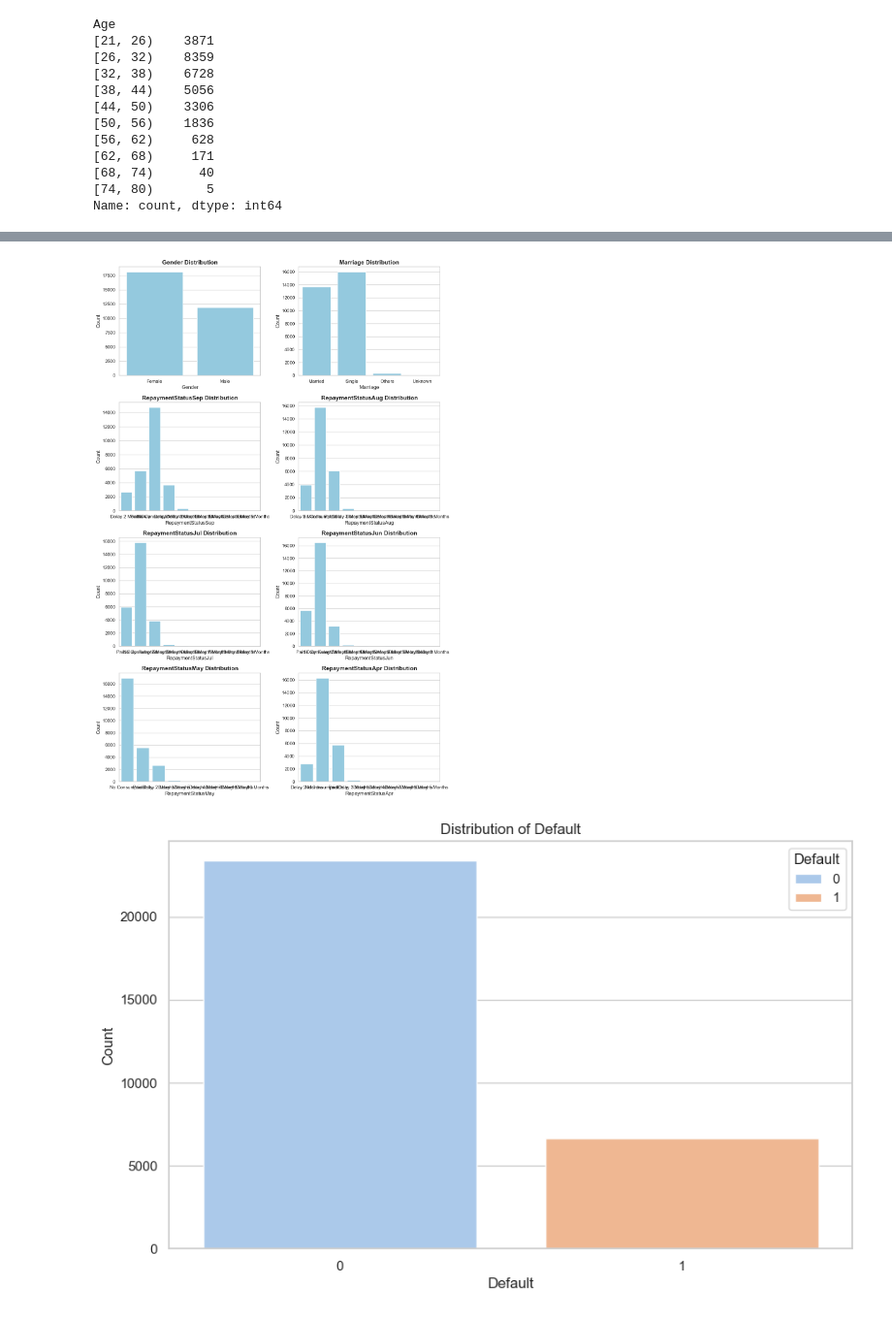
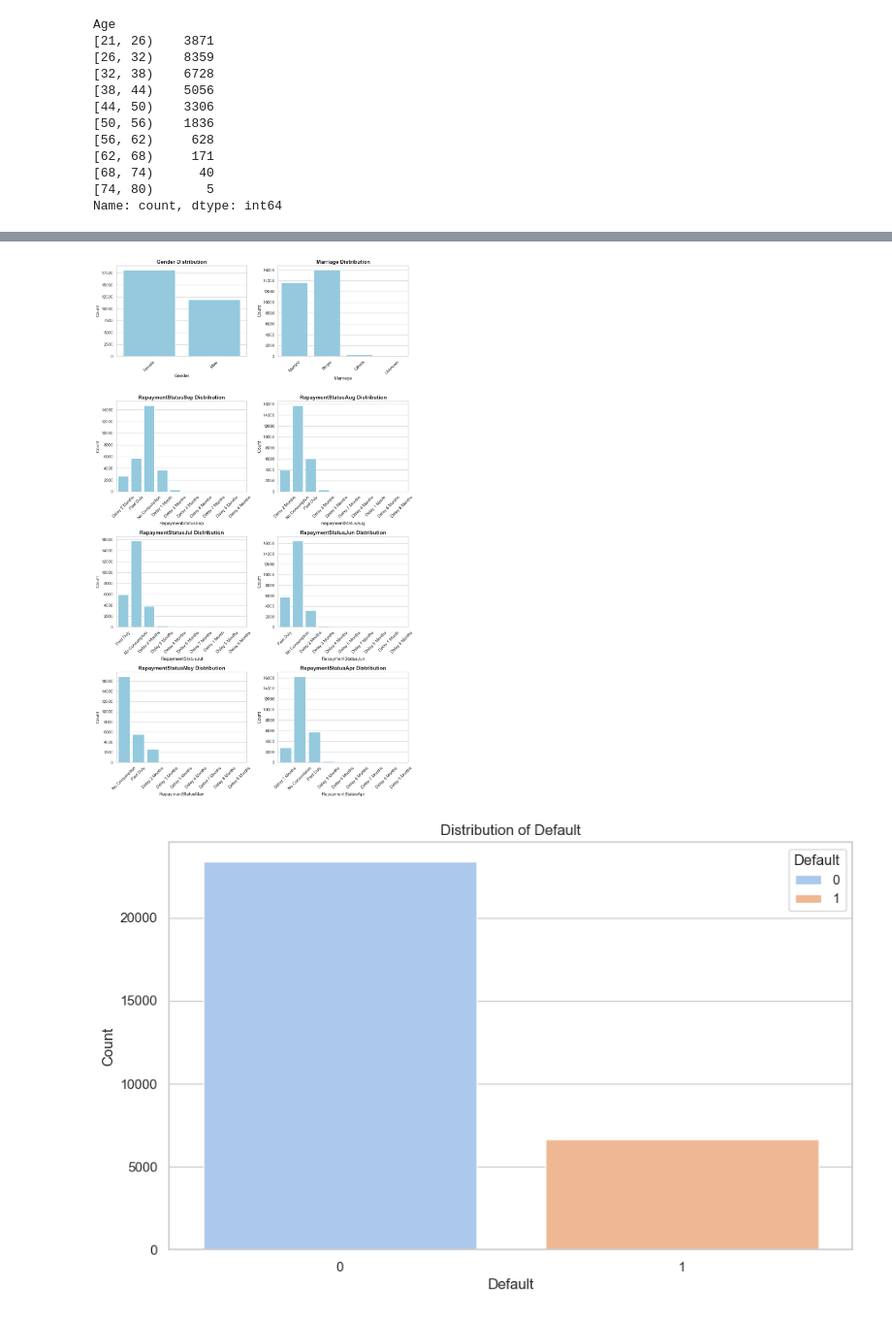
Before and after one commit to marioUnir/TFM, a Jupyter notebook: 1-EDA.ipynb, the cells around one changed output, grey strips where cells are left out. Shown at 97% size. Saved outputs shown, nothing was run; the diff lists cells and outputs as text; code cells hidden in the pictures.

```diff
--- a/1-EDA.ipynb
+++ b/1-EDA.ipynb
@@ -155,7 +163,7 @@ eda.plot_numerical_variables(df, 7, 2)
 # %%
-eda.plot_categorical_variables(df, n_rows=4, n_cols=2)
+eda.plot_categorical_variables(df)
 # %% [output]
-[figure, old version]
+[figure, new version]
 # %%
 eda.plot_target(df)
 # %% [output]
```
Also changed, not shown: parts of 10 cells of this notebook, 1 other file.
